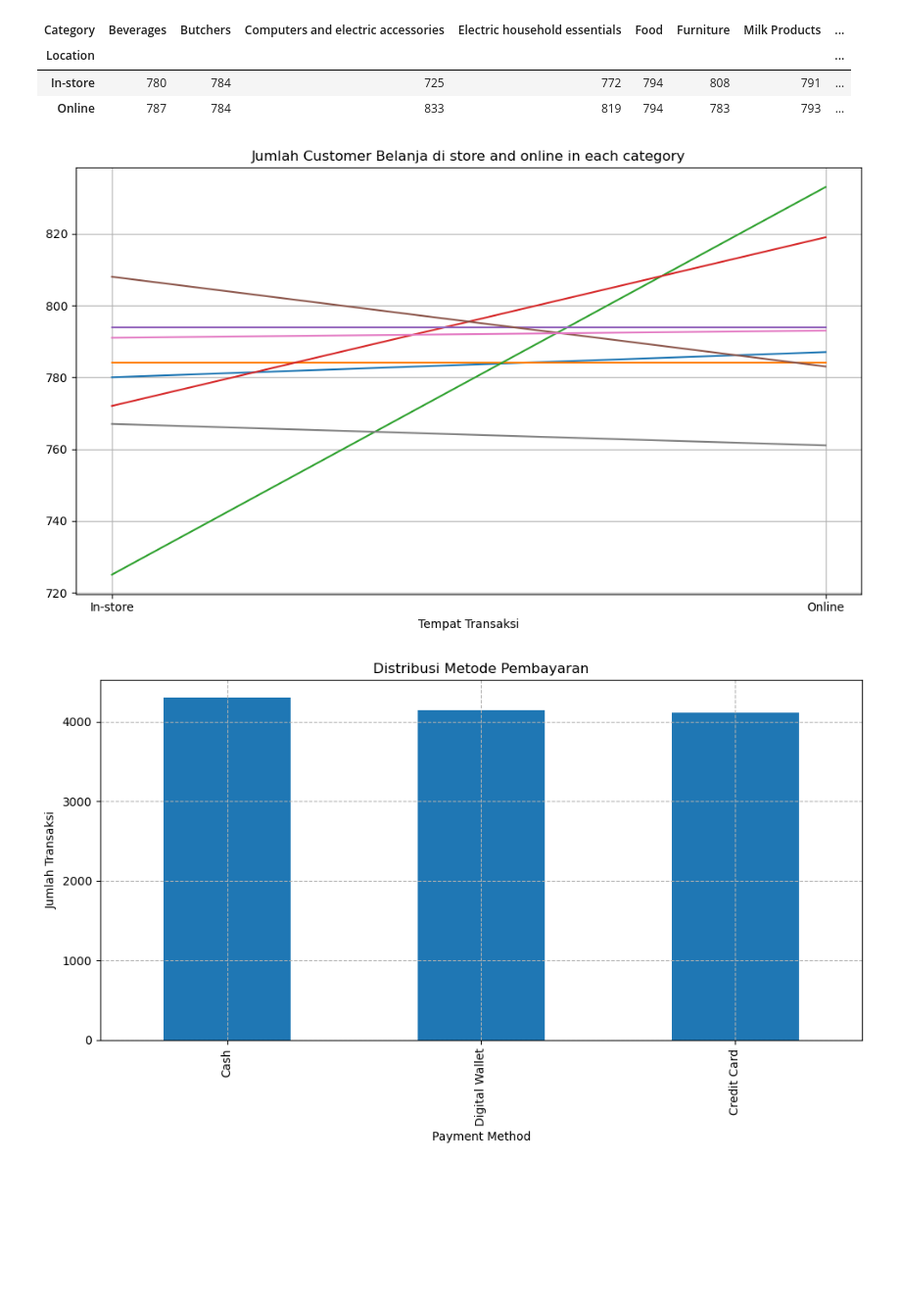
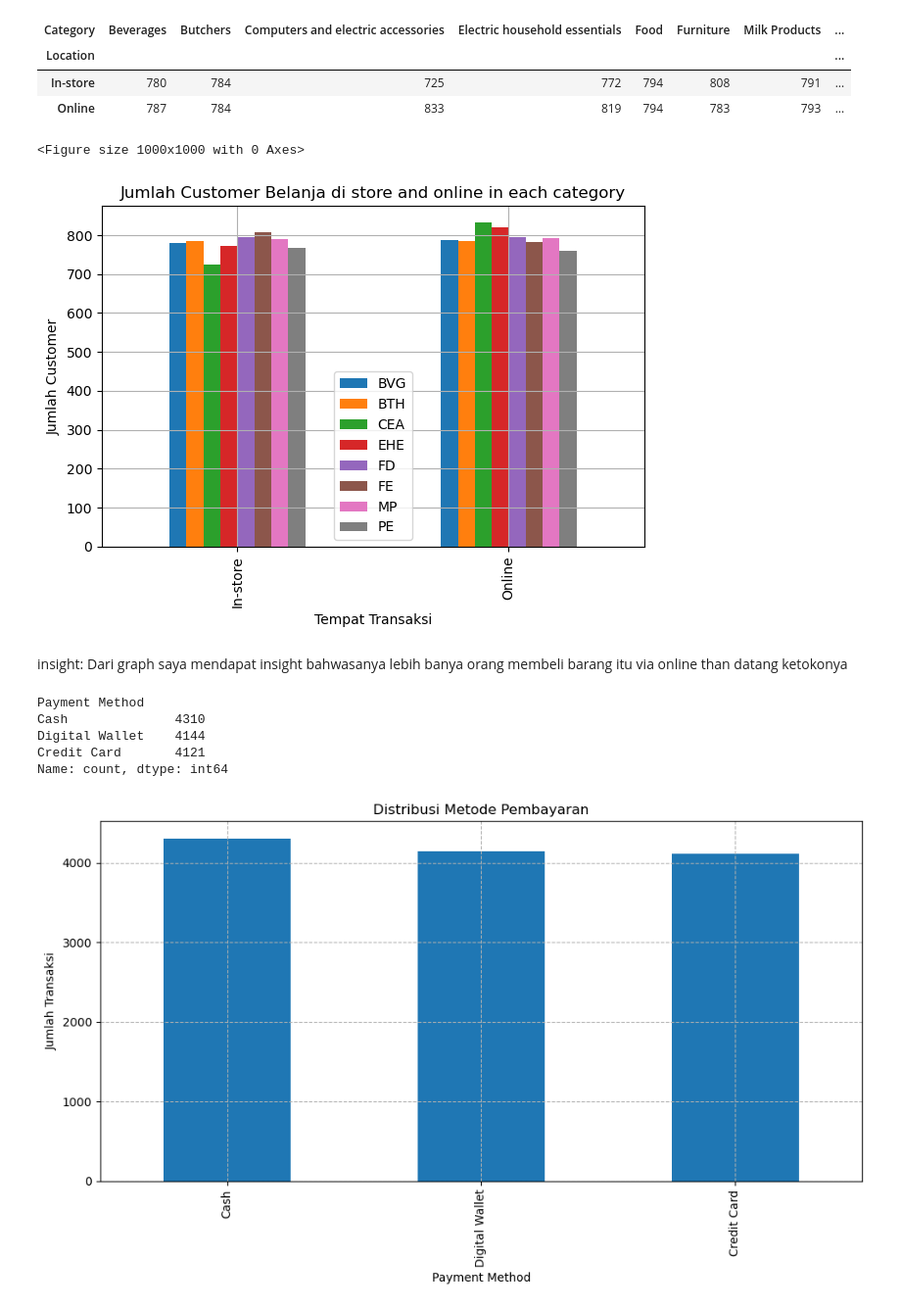
Before and after one commit to AriefTech7/machine-learning, a Jupyter notebook: week 2/latihan week 2/latihan.ipynb, the cells around one changed output. Shown at 98% size. Saved outputs shown, nothing was run; the diff lists cells and outputs as text; code cells hidden in the pictures; blank space fills up the shorter version.

```diff
--- a/week 2/latihan week 2/latihan.ipynb
+++ b/week 2/latihan week 2/latihan.ipynb
@@ -268,18 +268,29 @@ dfm.groupby(["Location", "Category"])["Transaction ID"].count().unstack().fillna
 | In-store | 780 | 784 | 725 | 772 | 794 | 808 | 791 | ... |
 | Online | 787 | 784 | 833 | 819 | 794 | 783 | 793 | ... |
 # %%
-transaksi = dfm.groupby(["Location", "Category"])["Transaction ID"].count().unstack().fillna(0)
-
-
-plt.figure(figsize=(10,6))
-plt.plot(transaksi)
+plt.figure(figsize=(10,10))
+dfm.groupby(["Location", "Category"])["Transaction ID"].count().unstack().plot(kind='bar') # kind berfungsi untuk mengubah bentuk grafik
 plt.title("Jumlah Customer Belanja di store and online in each category")
 plt.xlabel('Tempat Transaksi')
+plt.ylabel('Jumlah Customer')
+plt.legend(['BVG', 'BTH','CEA', 'EHE', 'FD', 'FE', 'MP', 'PE'])
 plt.grid(alpha=1)
 plt.tight_layout()
 plt.show()
 # %% [output]
+<Figure size 1000x1000 with 0 Axes>
-[figure, old version]
+[figure, new version]
+# %% [markdown]
+insight:
+Dari graph saya mendapat insight bahwasanya lebih banya orang membeli barang itu via online than datang ketokonya
+# %%
+dfm['Payment Method'].value_counts()
+# %% [output]
+Payment Method
+Cash              4310
+Digital Wallet    4144
+Credit Card       4121
+Name: count, dtype: int64
 # %%
 plt.figure(figsize=(10,6))
 dfm["Payment Method"].value_counts().plot(kind="bar") # value_counts berfungsi untuk mendeteksi jumlah kemunculan unique value in colom
```
Also changed, not shown: parts of 12 cells of this notebook, 2 other files.
